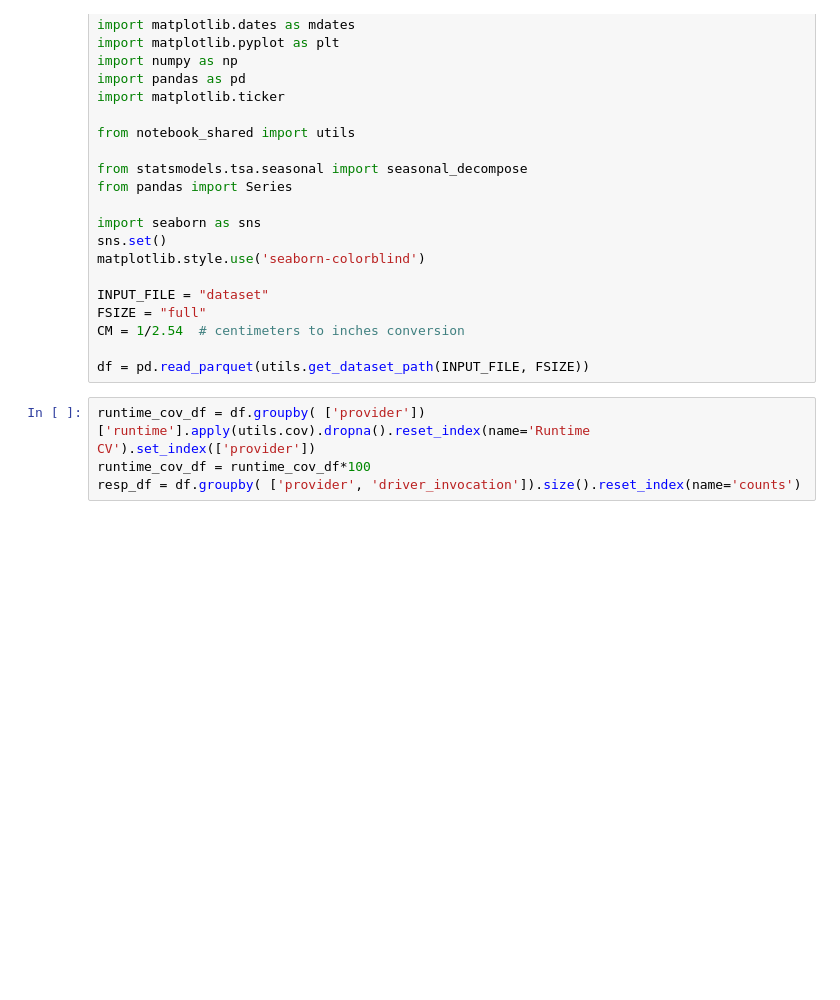
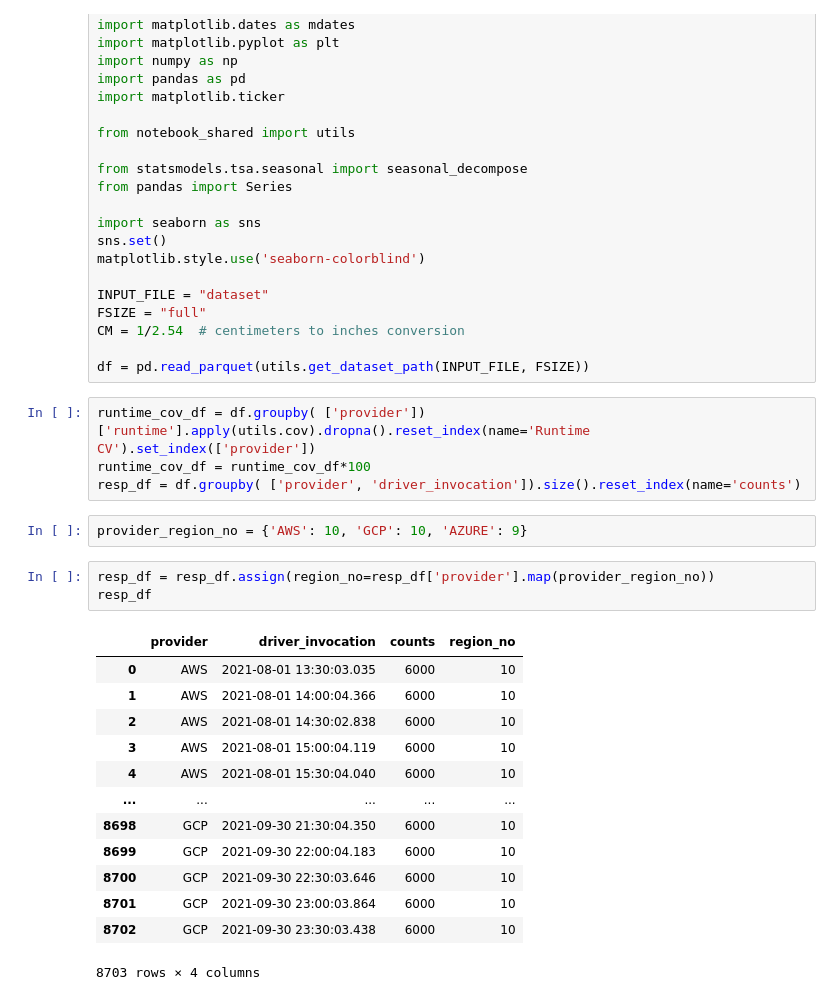
Before and after one commit to l8518/geot-faas, a Jupyter notebook: 020_provider_analysis.ipynb, the cells around one changed output. Saved outputs shown, nothing was run; the diff lists cells and outputs as text; blank space fills up the shorter version.

```diff
--- a/020_provider_analysis.ipynb
+++ b/020_provider_analysis.ipynb
@@ -26,3 +26,22 @@ df = pd.read_parquet(utils.get_dataset_path(INPUT_FILE, FSIZE))
 runtime_cov_df = df.groupby( ['provider'])['runtime'].apply(utils.cov).dropna().reset_index(name='Runtime CV').set_index(['provider'])
 runtime_cov_df = runtime_cov_df*100
 resp_df = df.groupby( ['provider', 'driver_invocation']).size().reset_index(name='counts')
+# %%
+provider_region_no = {'AWS': 10, 'GCP': 10, 'AZURE': 9}
+# %%
+resp_df = resp_df.assign(region_no=resp_df['provider'].map(provider_region_no))
+resp_df
+# %% [output]
+|  | provider | driver_invocation | counts | region_no |
+| 0 | AWS | 2021-08-01 13:30:03.035 | 6000 | 10 |
+| 1 | AWS | 2021-08-01 14:00:04.366 | 6000 | 10 |
+| 2 | AWS | 2021-08-01 14:30:02.838 | 6000 | 10 |
+| 3 | AWS | 2021-08-01 15:00:04.119 | 6000 | 10 |
+| 4 | AWS | 2021-08-01 15:30:04.040 | 6000 | 10 |
+| ... | ... | ... | ... | ... |
+| 8698 | GCP | 2021-09-30 21:30:04.350 | 6000 | 10 |
+| 8699 | GCP | 2021-09-30 22:00:04.183 | 6000 | 10 |
+| 8700 | GCP | 2021-09-30 22:30:03.646 | 6000 | 10 |
+| 8701 | GCP | 2021-09-30 23:00:03.864 | 6000 | 10 |
+| 8702 | GCP | 2021-09-30 23:30:03.438 | 6000 | 10 |
+8703 rows × 4 columns
```
Also changed, not shown: parts of 4 cells of this notebook, 34 other files.
